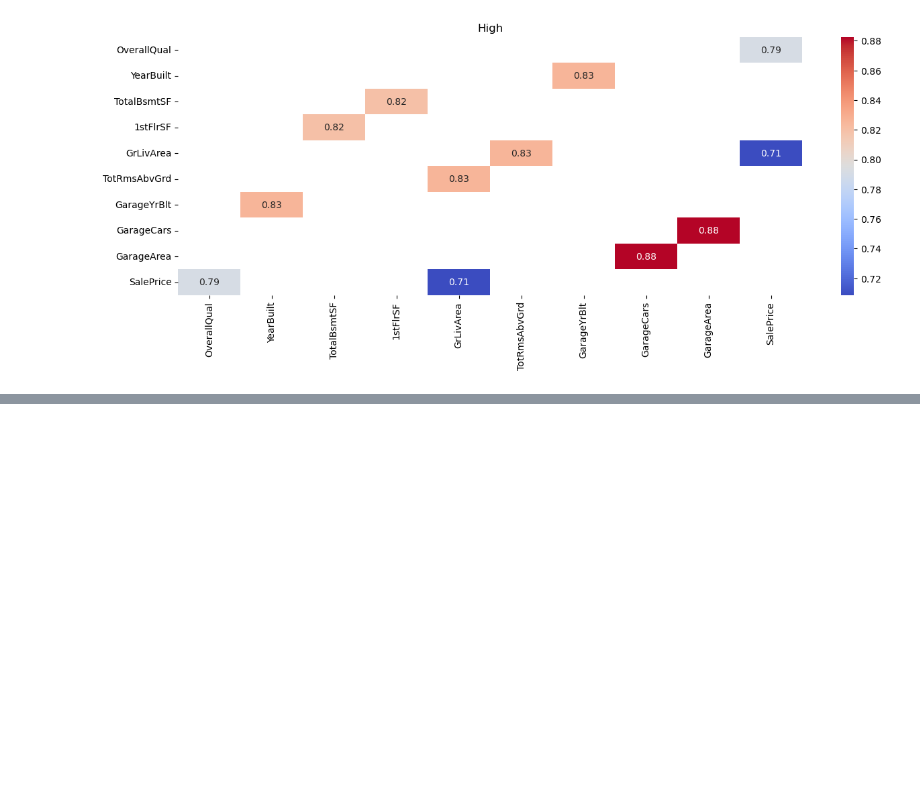
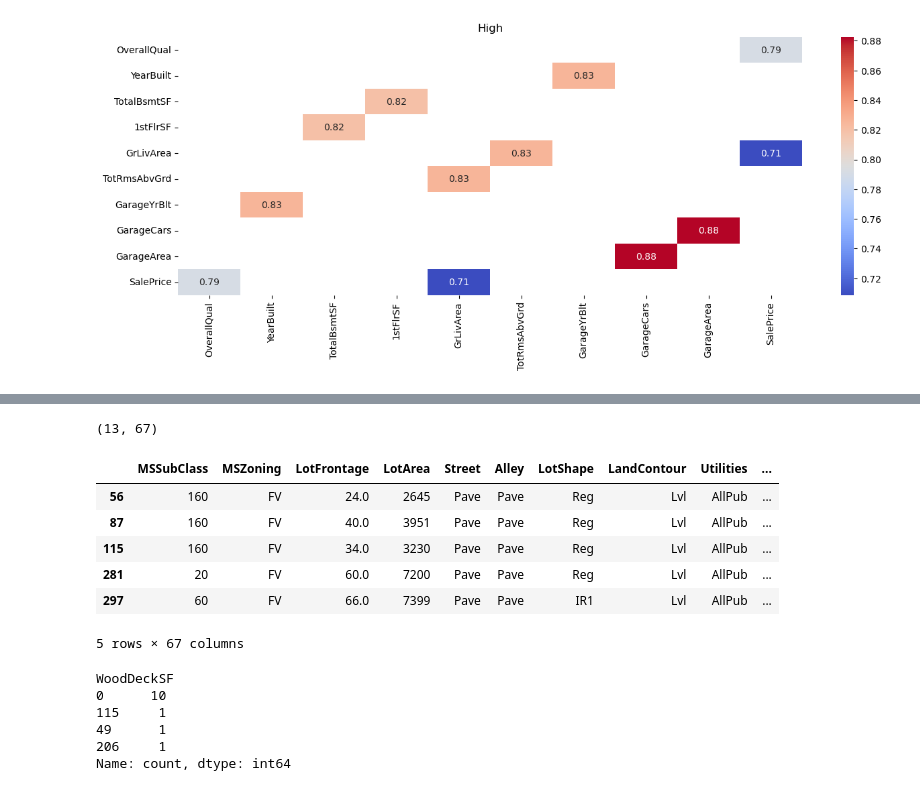
Before and after one commit to bibhanshuraj19/Kaggle, a Jupyter notebook: House Price Preediction/Untitled.ipynb, the cells around one changed output, grey strips where cells are left out. Cells and saved outputs as stored; diff of their text form; code cells hidden in the pictures; blank space fills up the shorter version.

```diff
--- a/House Price Preediction/Untitled.ipynb
+++ b/House Price Preediction/Untitled.ipynb
@@ -196,0 +241,28 @@ plt.show()
+# %%
+df_train = df_train.drop(['Id','EnclosedPorch','BsmtHalfBath','LowQualFinSF','MiscFeature','Fence','PoolQC','FireplaceQu'
+    ,'3SsnPorch','ScreenPorch','PoolArea','MiscVal','MiscVal','BsmtFinSF2','Fireplaces'],axis=1)
+# %%
+df_train = df_train.dropna()
+# %%
+df_train.shape
+# %% [output]
+(13, 67)
+# %%
+df_train.head()
+# %% [output]
+|  | MSSubClass | MSZoning | LotFrontage | LotArea | Street | Alley | LotShape | LandContour | Utilities | ... |
+| 56 | 160 | FV | 24.0 | 2645 | Pave | Pave | Reg | Lvl | AllPub | ... |
+| 87 | 160 | FV | 40.0 | 3951 | Pave | Pave | Reg | Lvl | AllPub | ... |
+| 115 | 160 | FV | 34.0 | 3230 | Pave | Pave | Reg | Lvl | AllPub | ... |
+| 281 | 20 | FV | 60.0 | 7200 | Pave | Pave | Reg | Lvl | AllPub | ... |
+| 297 | 60 | FV | 66.0 | 7399 | Pave | Pave | IR1 | Lvl | AllPub | ... |
+5 rows × 67 columns
+# %%
+df_train['WoodDeckSF'].value_counts()
+# %% [output]
+WoodDeckSF
+0      10
+115     1
+49      1
+206     1
+Name: count, dtype: int64
```
Also changed, not shown: parts of 4 cells of this notebook.
